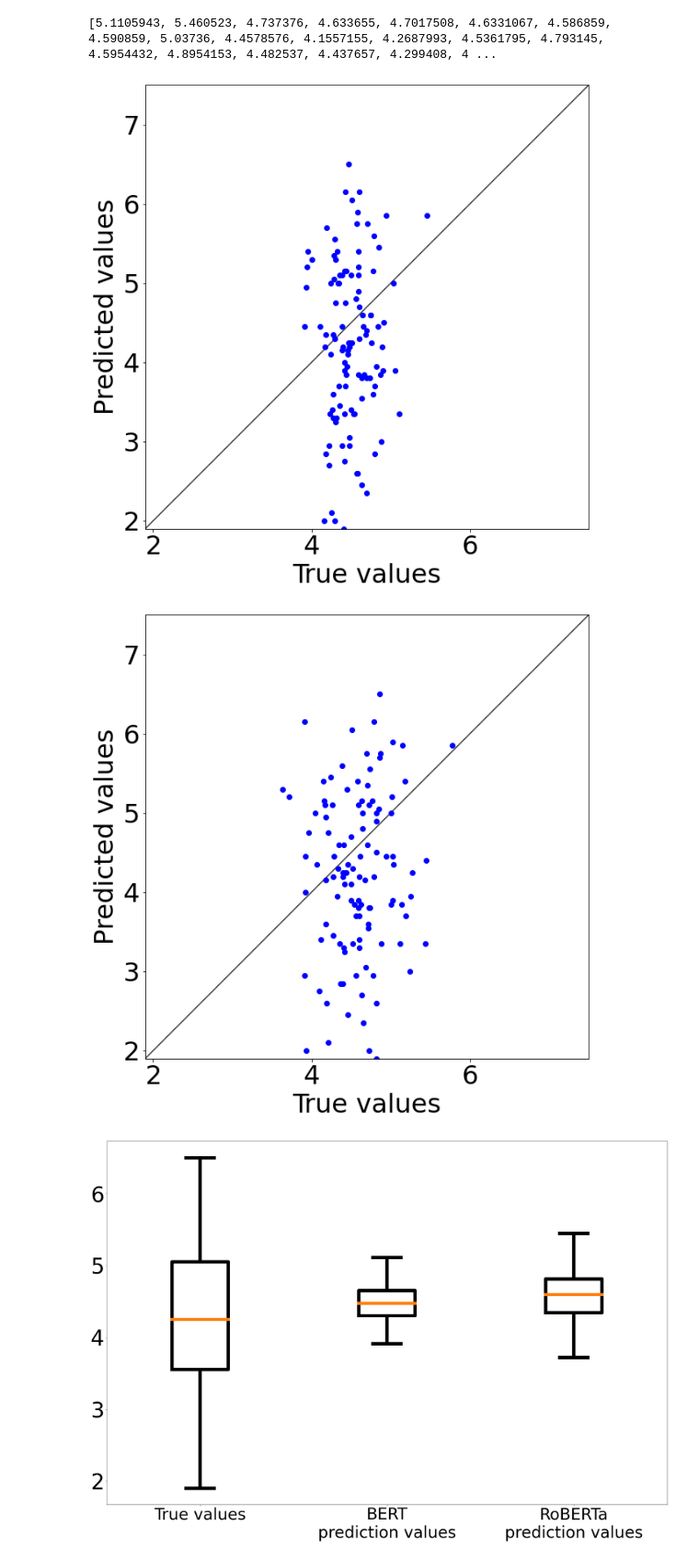
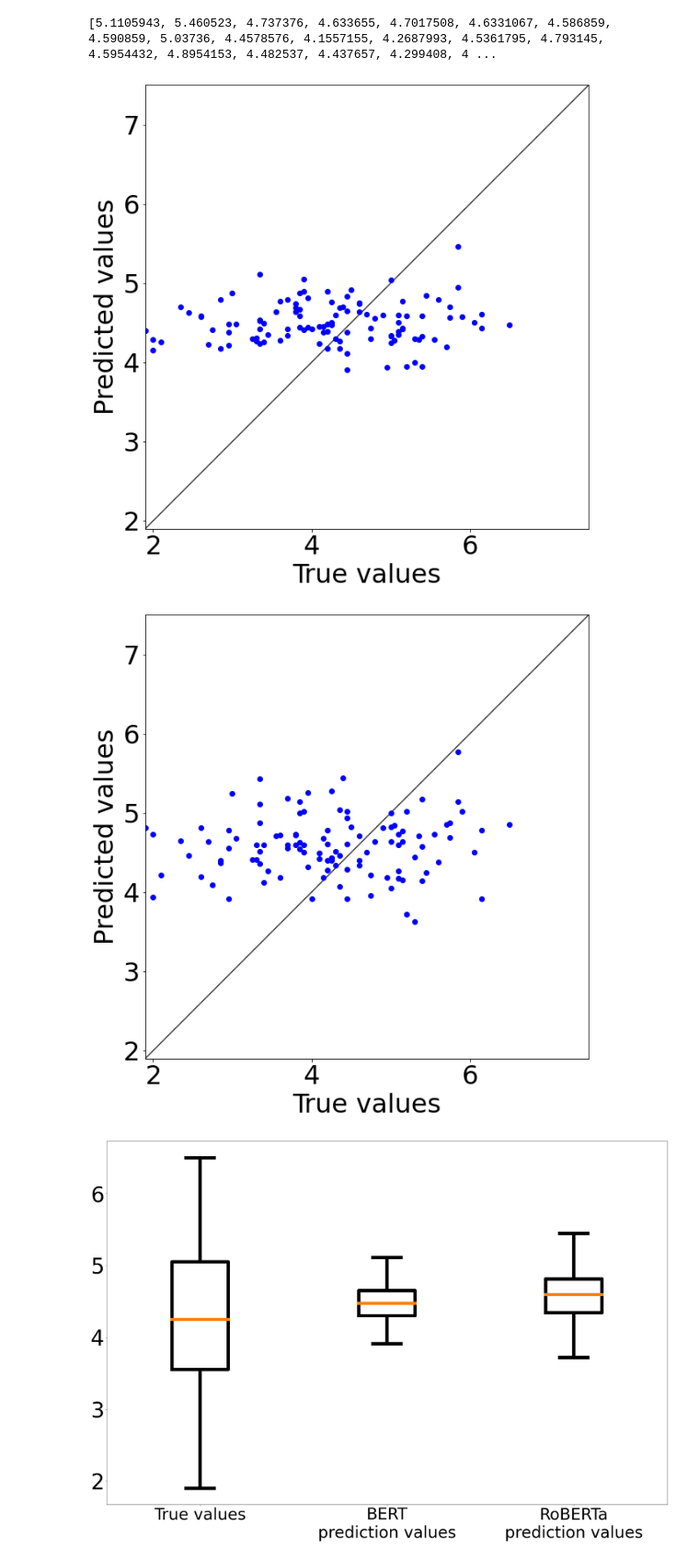
Before and after one commit to tr0up2r/satisfaction-classifier-with-xai, a Jupyter notebook: plotting.ipynb, the cells around one changed output. Shown at 92% size. Saved outputs shown, nothing was run; the diff lists cells and outputs as text; code cells hidden in the pictures.

Commit message:
Modify x and y values of scatter plots.

```diff
--- a/plotting.ipynb
+++ b/plotting.ipynb
@@ -56,13 +56,13 @@ def scatter_plot(x, y):
     # filename = "tsne_log.eps"
     # plt.savefig(f"../tsne/eps/{filename}", bbox_inches='tight', format='eps')
 # %%
-scatter_plot(bert_result, true_vals)
+scatter_plot(true_vals, bert_result)
 # %% [output]
-[figure, old version]
+[figure, new version]
 # %%
-scatter_plot(roberta_result, true_vals)
+scatter_plot(true_vals, roberta_result)
 # %% [output]
-[figure, old version]
+[figure, new version]
 # %%
 def boxplot(result_list, title, xlabel, ylabel, xlist, xticks_fontsize, yticks_fontsize, median_color='#ff7f0e', log_scale=False):
     if median_color == 'black':
```
